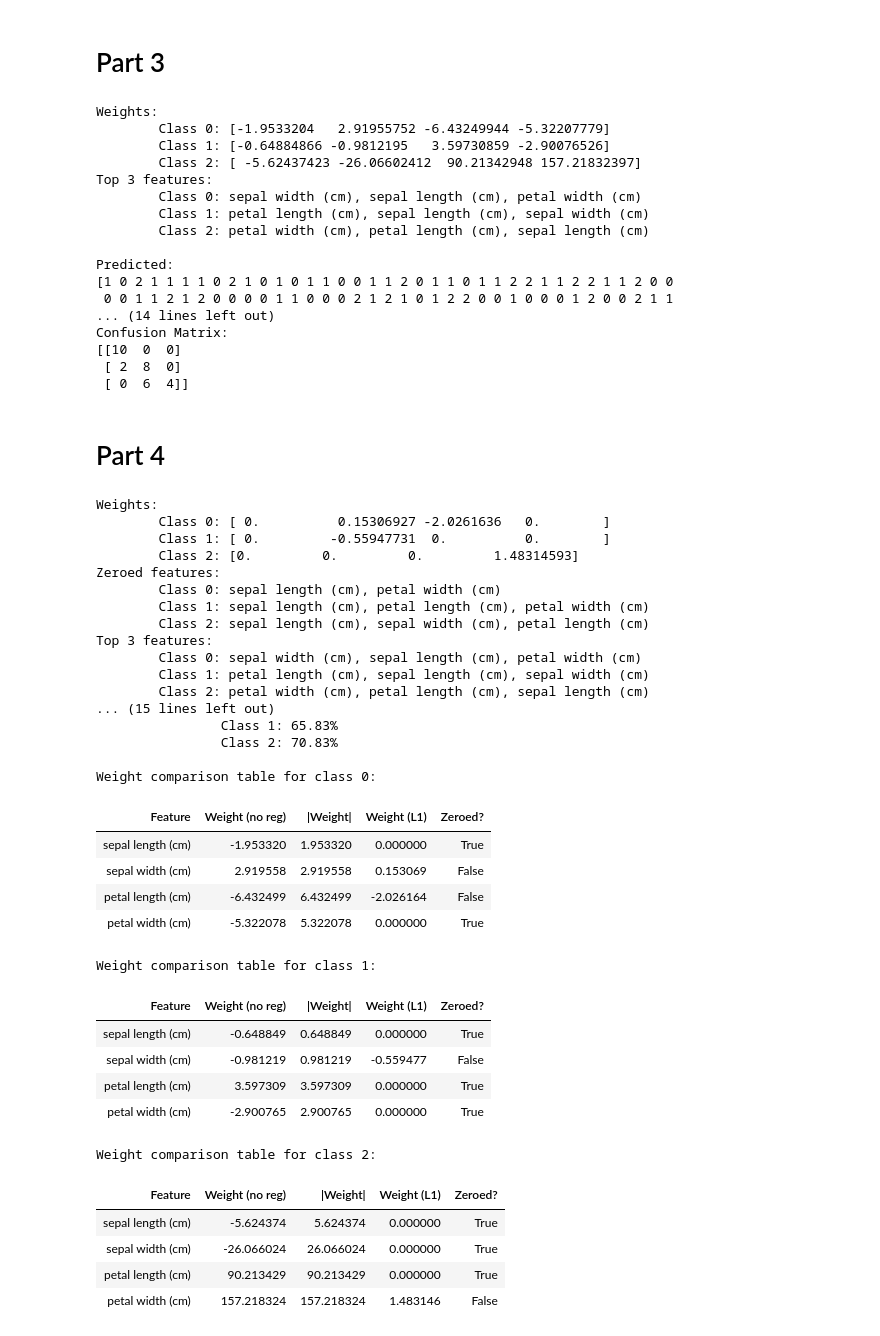
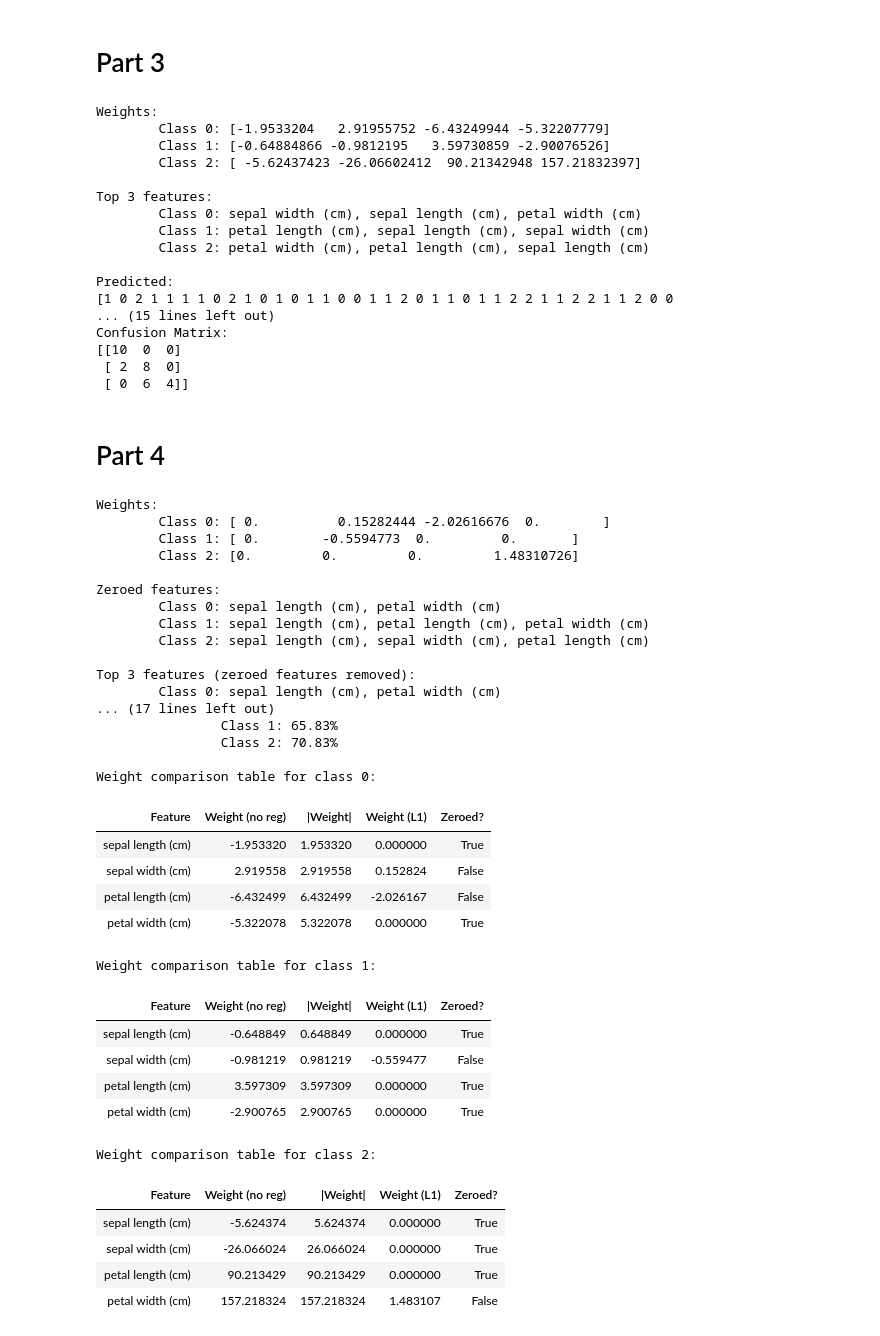
Before and after one commit to bmb0136/COMP-5630, a Jupyter notebook: a2/a2.ipynb, the cells around one changed output. Saved outputs shown, nothing was run; the diff lists cells and outputs as text; code cells hidden in the pictures.

```diff
--- a/a2/a2.ipynb
+++ b/a2/a2.ipynb
@@ -146,7 +169,7 @@ def get_top_k_features(weights, k):
     return [
         features[i]
         for i, _ in sorted(
-            enumerate(weights_no_reg[i]),
+            enumerate(weights),
             key=lambda t: t[1],
             reverse=True
         )[:k]
@@ -162,9 +185,11 @@ weights_no_reg = np.stack([
 print("Weights:")
 for i, c  in enumerate(classes):
     print(f"\tClass {c}: {weights_no_reg[i]}")
+
+print()
 print("Top 3 features:")
 for i, c in enumerate(classes):
-    print(f"\tClass {c}: {", ".join(get_top_k_features(weights_no_reg, 3))}")
+    print(f"\tClass {c}: {", ".join(get_top_k_features(weights_no_reg[i], 3))}")
 
 print()
 print_accuracy(train_X, train_y, weights_no_reg)
@@ -179,6 +204,7 @@ Weights:
         Class 0: [-1.9533204   2.91955752 -6.43249944 -5.32207779]
         Class 1: [-0.64884866 -0.9812195   3.59730859 -2.90076526]
         Class 2: [ -5.62437423 -26.06602412  90.21342948 157.21832397]
+
 Top 3 features:
         Class 0: sepal width (cm), sepal length (cm), petal width (cm)
         Class 1: petal length (cm), sepal length (cm), sepal width (cm)
@@ -186,8 +212,7 @@ Top 3 features:
 
 Predicted:
 [1 0 2 1 1 1 1 0 2 1 0 1 0 1 1 0 0 1 1 2 0 1 1 0 1 1 2 2 1 1 2 2 1 1 2 0 0
- 0 0 1 1 2 1 2 0 0 0 0 1 1 0 0 0 2 1 2 1 0 1 2 2 0 0 1 0 0 0 1 2 0 0 2 1 1
-... (14 lines left out)
+... (15 lines left out)
 Confusion Matrix:
 [[10  0  0]
  [ 2  8  0]
@@ -204,50 +229,61 @@ weights_L1_reg = np.stack([
 print("Weights:")
 for i, c  in enumerate(classes):
     print(f"\tClass {c}: {weights_L1_reg[i]}")
+
+print()
 print("Zeroed features:")
 for i, c  in enumerate(classes):
     print(f"\tClass {c}: {", ".join([f for f, w in zip(features, weights_L1_reg[i]) if w == 0])}")
-print("Top 3 features:")
+
+print()
+print("Top 3 features (zeroed features removed):")
 for i, c in enumerate(classes):
-    print(f"\tClass {c}: {", ".join(get_top_k_features(weights_L1_reg, 3))}")
+    top = [
+        f
+        for f, w in zip(get_top_k_features(weights_L1_reg[i], len(features)), weights_L1_reg[i])
+        if w != 0
+    ]
+    top = top[:min(3, len(top))]
+    print(f"\tClass {c}: {", ".join(top)}")
+    del top
 
 print()
 print_accuracy(train_X, train_y, weights_L1_reg)
 
 for i, c in enumerate(classes):
     print()
     print(f"Weight comparison table for class {c}:")
     df = pd.DataFrame({
         "Feature": features,
         "Weight (no reg)": weights_no_reg[i],
         "|Weight|": np.abs(weights_no_reg[i]),
         "Weight (L1)": weights_L1_reg[i],
         "Zeroed?": weights_L1_reg[i] == 0
     })
     display(HTML(df.to_html(index=False)))
 del df
 # %% [output]
 Weights:
-        Class 0: [ 0.          0.15306927 -2.0261636   0.        ]
-        Class 1: [ 0.         -0.55947731  0.          0.        ]
-        Class 2: [0.         0.         0.         1.48314593]
+        Class 0: [ 0.          0.15282444 -2.02616676  0.        ]
+        Class 1: [ 0.        -0.5594773  0.         0.       ]
+        Class 2: [0.         0.         0.         1.48310726]
+
 Zeroed features:
         Class 0: sepal length (cm), petal width (cm)
         Class 1: sepal length (cm), petal length (cm), petal width (cm)
         Class 2: sepal length (cm), sepal width (cm), petal length (cm)
-Top 3 features:
-        Class 0: sepal width (cm), sepal length (cm), petal width (cm)
-        Class 1: petal length (cm), sepal length (cm), sepal width (cm)
-        Class 2: petal width (cm), petal length (cm), sepal length (cm)
-... (15 lines left out)
+
+Top 3 features (zeroed features removed):
+        Class 0: sepal length (cm), petal width (cm)
+... (17 lines left out)
                 Class 1: 65.83%
                 Class 2: 70.83%
 
 Weight comparison table for class 0:
 | Feature | Weight (no reg) | |Weight| | Weight (L1) | Zeroed? |
 | sepal length (cm) | -1.953320 | 1.953320 | 0.000000 | True |
-| sepal width (cm) | 2.919558 | 2.919558 | 0.153069 | False |
-| petal length (cm) | -6.432499 | 6.432499 | -2.026164 | False |
+| sepal width (cm) | 2.919558 | 2.919558 | 0.152824 | False |
+| petal length (cm) | -6.432499 | 6.432499 | -2.026167 | False |
 | petal width (cm) | -5.322078 | 5.322078 | 0.000000 | True |
 Weight comparison table for class 1:
 | Feature | Weight (no reg) | |Weight| | Weight (L1) | Zeroed? |
@@ -260,4 +296,4 @@ Weight comparison table for class 2:
 | sepal length (cm) | -5.624374 | 5.624374 | 0.000000 | True |
 | sepal width (cm) | -26.066024 | 26.066024 | 0.000000 | True |
 | petal length (cm) | 90.213429 | 90.213429 | 0.000000 | True |
-| petal width (cm) | 157.218324 | 157.218324 | 1.483146 | False |
+| petal width (cm) | 157.218324 | 157.218324 | 1.483107 | False |
```
Also changed, not shown: parts of 7 cells of this notebook.
